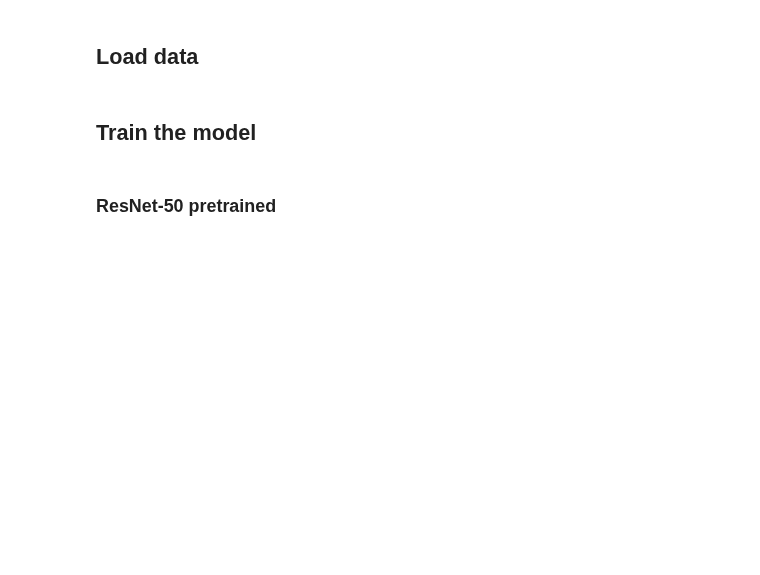
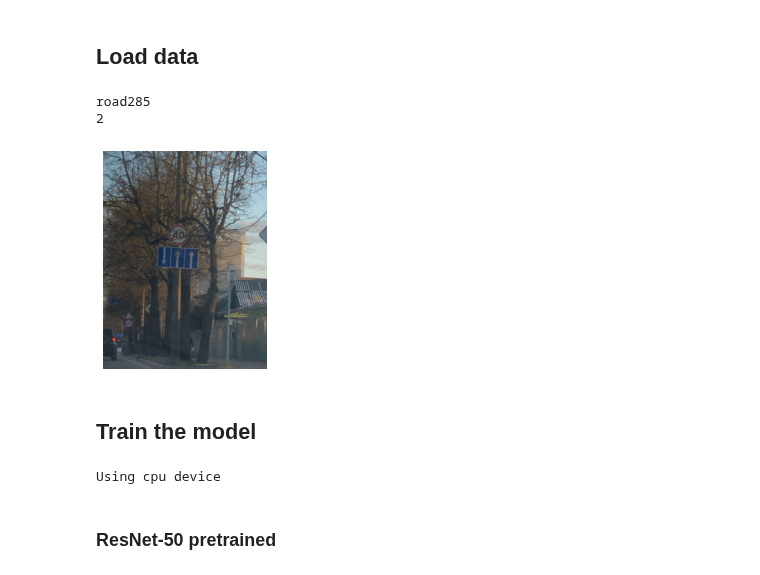
Before and after one commit to joaolucasmartins/VC2022, a Jupyter notebook: Part2/notebook.ipynb, the cells around one changed output. Cells and saved outputs as stored; diff of their text form; code cells hidden in the pictures; blank space fills up the shorter version.

Commit message:
Refactor: Model creation and image utils

```diff
--- a/Part2/notebook.ipynb
+++ b/Part2/notebook.ipynb
@@ -21,17 +15,3 @@ import xml.etree.ElementTree as ET
-# %%
-def displayImage(image, title=""):
-    if (len(image.shape) == 3):
-        cmap = None
-
-    else:
-        cmap = "gray"
-
-    plt.rcParams['figure.figsize'] = [10, 10]
-    plt.figure()
-    plt.title(title)
-    plt.imshow(image, cmap=cmap)
-    plt.axis('off')
-    plt.show()
 # %% [markdown]
 ## Data preparation
 # %%
@@ -117,26 +99,31 @@ class TrafficSignDataset(Dataset):
 # %%
 batch_size = 10
 num_workers = 0 # How many processes are used to load the data
 
 train_transform = A.Compose(
     [
         A.Resize(256, 256),
         ToTensorV2(),
     ]
 )
 train_dataset = TrafficSignDataset(annotations_directory, train_images_filenames, images_directory, transform=train_transform)
 train_dataloader = DataLoader(train_dataset, batch_size=batch_size, shuffle=True, num_workers=num_workers, drop_last=True)
 
 
 val_transform = A.Compose(
     [A.Resize(256, 256), ToTensorV2()]
 )
 val_dataset = TrafficSignDataset(annotations_directory, val_images_filenames, images_directory, transform=val_transform)
 val_dataloader = DataLoader(val_dataset, batch_size=batch_size, shuffle=False, num_workers=num_workers, drop_last=False)
 
 index = 10
 print(train_images_filenames[index])
 # displayImage(train_dataset[index][0])
 print(train_dataset[index][1])
+displayImage(importImage(train_images_filenames[index]))
+# %% [output]
+road285
+2
+[figure, added]
 # %% [markdown]
 ## Train the model
@@ -249,3 +130,11 @@ def plotTrainingHistory(train_history, val_history):
+# %%
+num_classes = 4
+
+# Get CPU or GPU device for training
+device = "cuda" if torch.cuda.is_available() else "cpu"
+print(f"Using {device} device")
+# %% [output]
+Using cpu device
 # %% [markdown]
 ### ResNet-50 pretrained
 # %%
```
Also changed, not shown: parts of 11 cells of this notebook, 1 other file.
